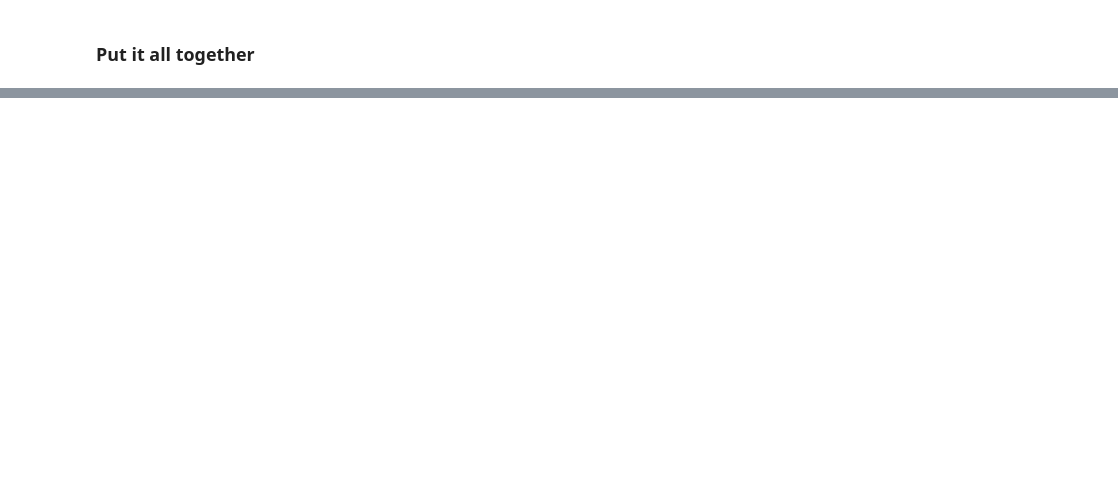
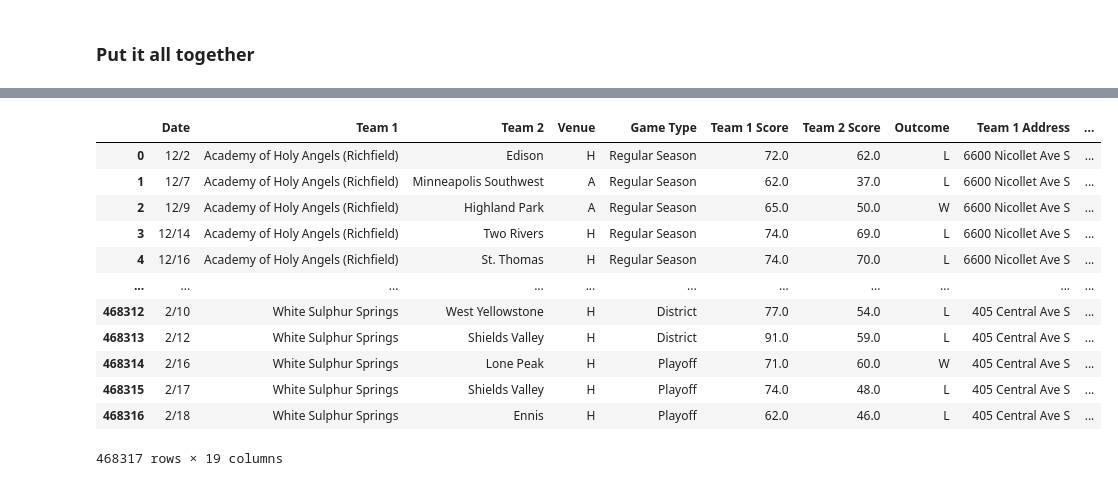
Before and after one commit to raghavdhir03/maxpreps-data-analysis, a Jupyter notebook: Notebooks/Final_Scraping.ipynb, the cells around one changed output, grey strips where cells are left out. Saved outputs shown, nothing was run; the diff lists cells and outputs as text; code cells hidden in the pictures; blank space fills up the shorter version.

```diff
--- a/Notebooks/Final_Scraping.ipynb
+++ b/Notebooks/Final_Scraping.ipynb
@@ -326,0 +324,15 @@ Error processing Ida: HTTPConnectionPool(host='www.maxpreps.com', port=80): Max
+# %%
+#this function extracts the number of pages on Maxpreps for each state.
+def get_num_pages(state):
+    current_page = 1
+    while True:
+        url = f'https://www.maxpreps.com/{state}/basketball/21-22/rankings/{current_page}/'
+        response = requests.get(url)
+        soup = BeautifulSoup(response.text, 'html.parser')
+        next_page_button = soup.find_all('a', class_ = 'btn btn-default')
+        button = [butt.text for butt in next_page_button]
+        #print(button)
+        num = str(current_page + 1)
+        if num not in button:
+            return int(num)- 1
+        current_page += 1
@@ -326,0 +364,43 @@ Error processing Ida: HTTPConnectionPool(host='www.maxpreps.com', port=80): Max
+# %%
+#function that will loop through all the pages of a state and extract the school name, state rank, and SOS for each school in the state.
+def get_state_sos(state):
+    state_df = pd.DataFrame()
+    for i in tqdm(range(1, get_num_pages(state) + 1), desc=f'{state}',leave=False):
+        page_data = extract_state_sos(state, i)
+        state_df = pd.concat([state_df, page_data], ignore_index = True)
+
+    return state_df
+# %%
+states = [
+    "ak", "al", "ar", "az", "ca", "co", "ct", "dc", "de", "fl", "ga",
+    "hi", "ia", "id", "il", "in", "ks", "ky", "la", "ma", "md",
+    "me", "mi", "mn", "mo", "ms", "mt", "nc", "nd", "ne", "nh",
+    "nj", "nm", "nv", "ny", "oh", "ok", "or", "pa", "ri", "sc",
+    "sd", "tn", "tx", "ut", "va", "vt", "wa", "wi", "wv", "wy"
+]
+
+usa_sos = pd.DataFrame()
+for state in states:
+    state_df = get_state_sos(state)
+    usa_sos = pd.concat([usa_sos, state_df], ignore_index = True)
+
+usa_sos
+# %%
+#merge on the sos, rating, state rank onto the final df
+right = usa_sos[['SOS', 'Rating', 'State Rank', 'URL']]
+df = pd.merge(all_states, right, left_on='Team 1 URL', right_on = 'URL', how='left').drop('URL', axis=1)
+df
+# %% [output]
+|  | Date | Team 1 | Team 2 | Venue | Game Type | Team 1 Score | Team 2 Score | Outcome | Team 1 Address | ... |
+| 0 | 12/2 | Academy of Holy Angels (Richfield) | Edison | H | Regular Season | 72.0 | 62.0 | L | 6600 Nicollet Ave S | ... |
+| 1 | 12/7 | Academy of Holy Angels (Richfield) | Minneapolis Southwest | A | Regular Season | 62.0 | 37.0 | L | 6600 Nicollet Ave S | ... |
+| 2 | 12/9 | Academy of Holy Angels (Richfield) | Highland Park | A | Regular Season | 65.0 | 50.0 | W | 6600 Nicollet Ave S | ... |
+| 3 | 12/14 | Academy of Holy Angels (Richfield) | Two Rivers | H | Regular Season | 74.0 | 69.0 | L | 6600 Nicollet Ave S | ... |
+| 4 | 12/16 | Academy of Holy Angels (Richfield) | St. Thomas | H | Regular Season | 74.0 | 70.0 | L | 6600 Nicollet Ave S | ... |
+| ... | ... | ... | ... | ... | ... | ... | ... | ... | ... | ... |
+| 468312 | 2/10 | White Sulphur Springs | West Yellowstone | H | District | 77.0 | 54.0 | L | 405 Central Ave S | ... |
+| 468313 | 2/12 | White Sulphur Springs | Shields Valley | H | District | 91.0 | 59.0 | L | 405 Central Ave S | ... |
+| 468314 | 2/16 | White Sulphur Springs | Lone Peak | H | Playoff | 71.0 | 60.0 | W | 405 Central Ave S | ... |
+| 468315 | 2/17 | White Sulphur Springs | Shields Valley | H | Playoff | 74.0 | 48.0 | L | 405 Central Ave S | ... |
+| 468316 | 2/18 | White Sulphur Springs | Ennis | H | Playoff | 62.0 | 46.0 | L | 405 Central Ave S | ... |
+468317 rows × 19 columns
```
Also changed, not shown: parts of 32 cells of this notebook, 24 other files.
